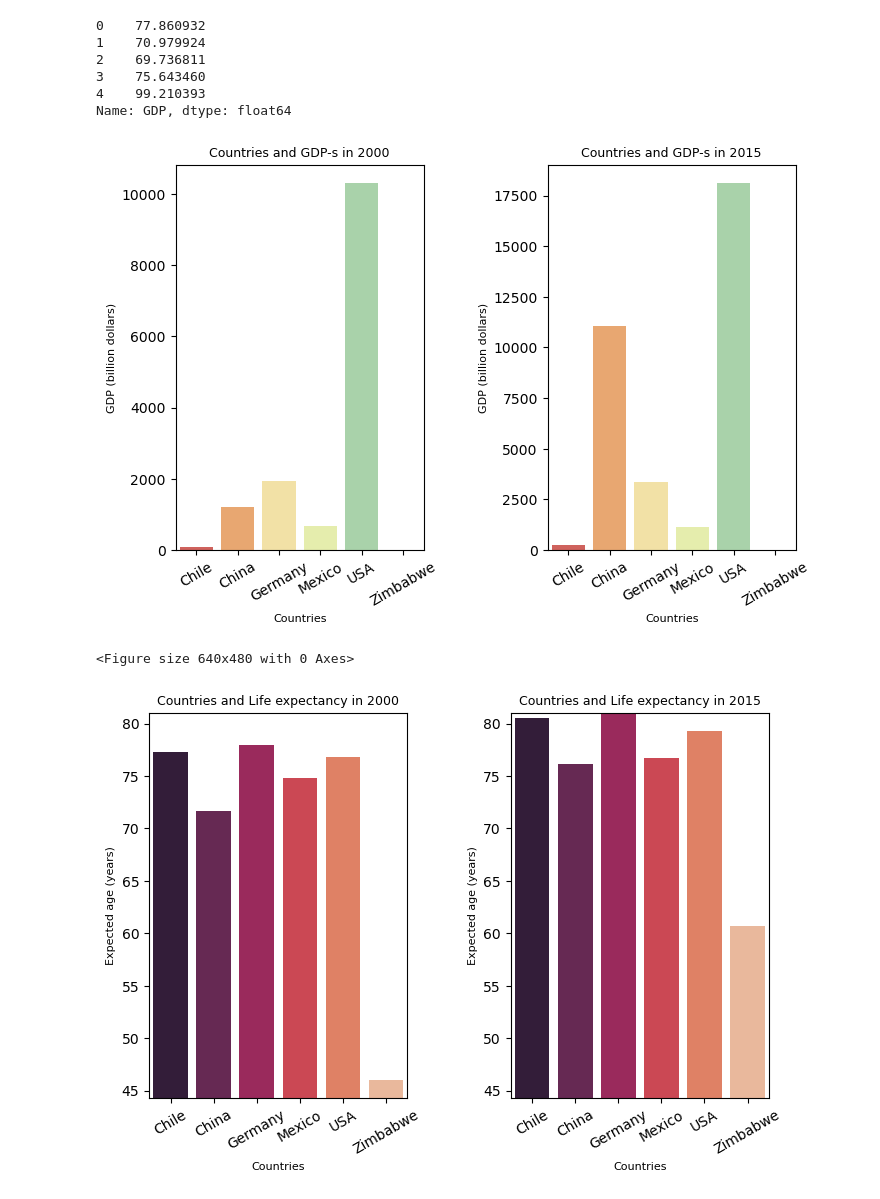
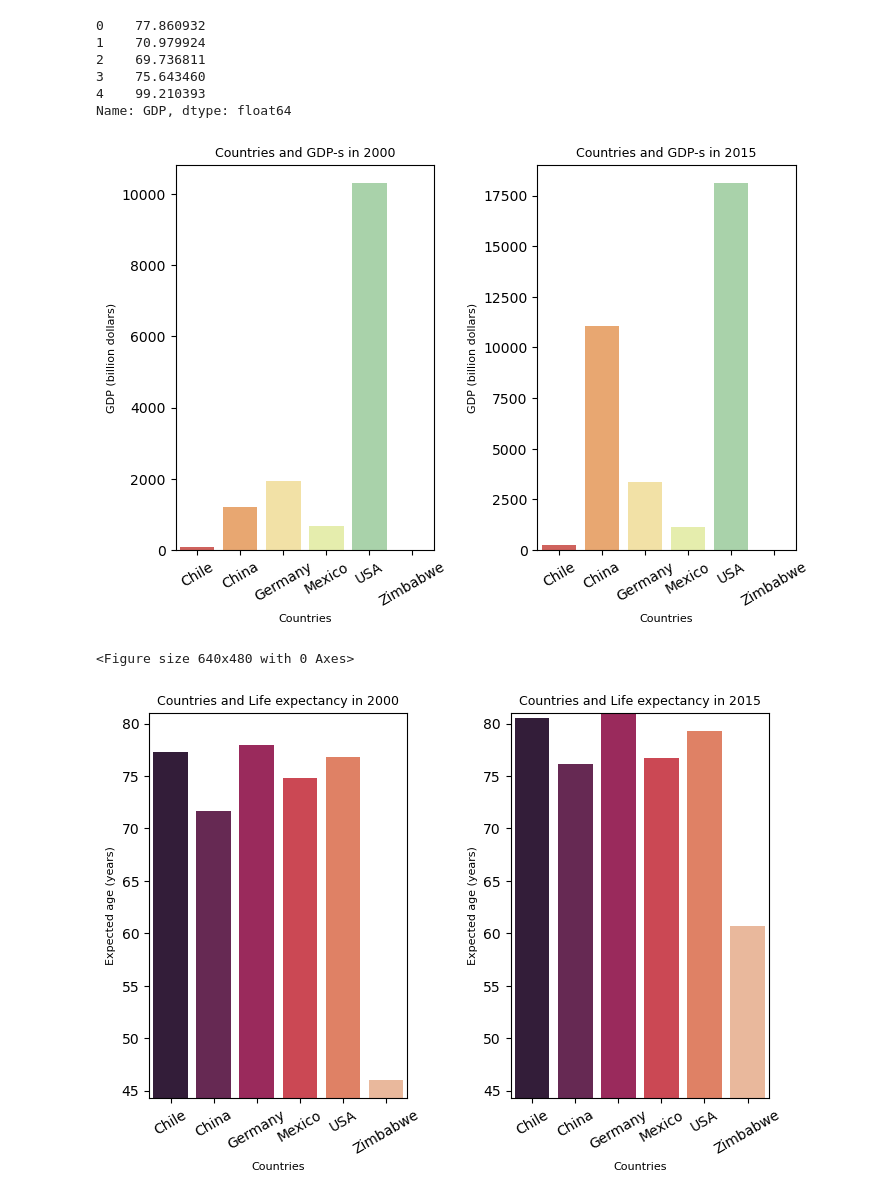
Before and after one commit to LiZoMark841619/GDP_Life_expectancy, a Jupyter notebook: Project/Life-Expectancy-and-GDP-Starter/life_expectancy_gdp.ipynb, the cells around one changed output. Drawn from its saved outputs; the diff is of its cells as text; code cells hidden in the pictures.

```diff
--- a/Project/Life-Expectancy-and-GDP-Starter/life_expectancy_gdp.ipynb
+++ b/Project/Life-Expectancy-and-GDP-Starter/life_expectancy_gdp.ipynb
@@ -67,22 +67,22 @@ Name: GDP, dtype: float64
 # %%
 plt.figure(figsize=[8,5])
 plt.subplot(1,2,1)
 sns.barplot(x='Country', y='GDP', data=data[data.Year == 2000], palette='Spectral')
 plt.title('Countries and GDP-s in 2000', fontsize=9)
 plt.xticks(rotation=30)
 plt.xlabel('Countries', fontsize=8)
 plt.ylabel('GDP (billion dollars)', fontsize=8)
 plt.subplot(1,2,2)
 sns.barplot(x='Country', y='GDP', data=data[data.Year == 2015], palette='Spectral')
 plt.title('Countries and GDP-s in 2015', fontsize=9)
 plt.xticks(rotation=30)
 plt.xlabel('Countries', fontsize=8)
 plt.ylabel('GDP (billion dollars)', fontsize=8)
-plt.subplots_adjust(wspace=0.5)
+plt.subplots_adjust(wspace=0.4)
 plt.show()
 plt.clf()
 # %% [output]
-[figure, old version]
+[figure, new version]
 <Figure size 640x480 with 0 Axes>
 # %%
 plt.figure(figsize=[8,5])
```
Also changed, not shown: parts of 3 cells of this notebook.
